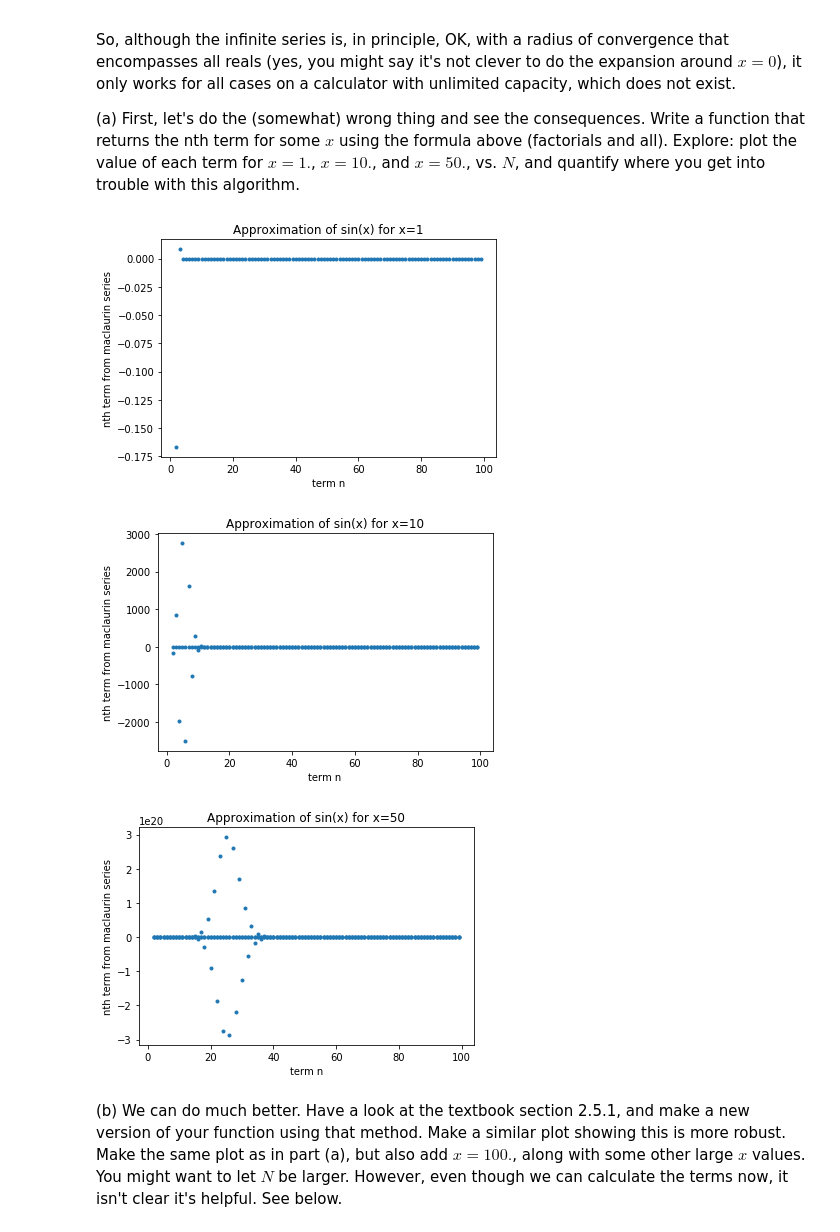
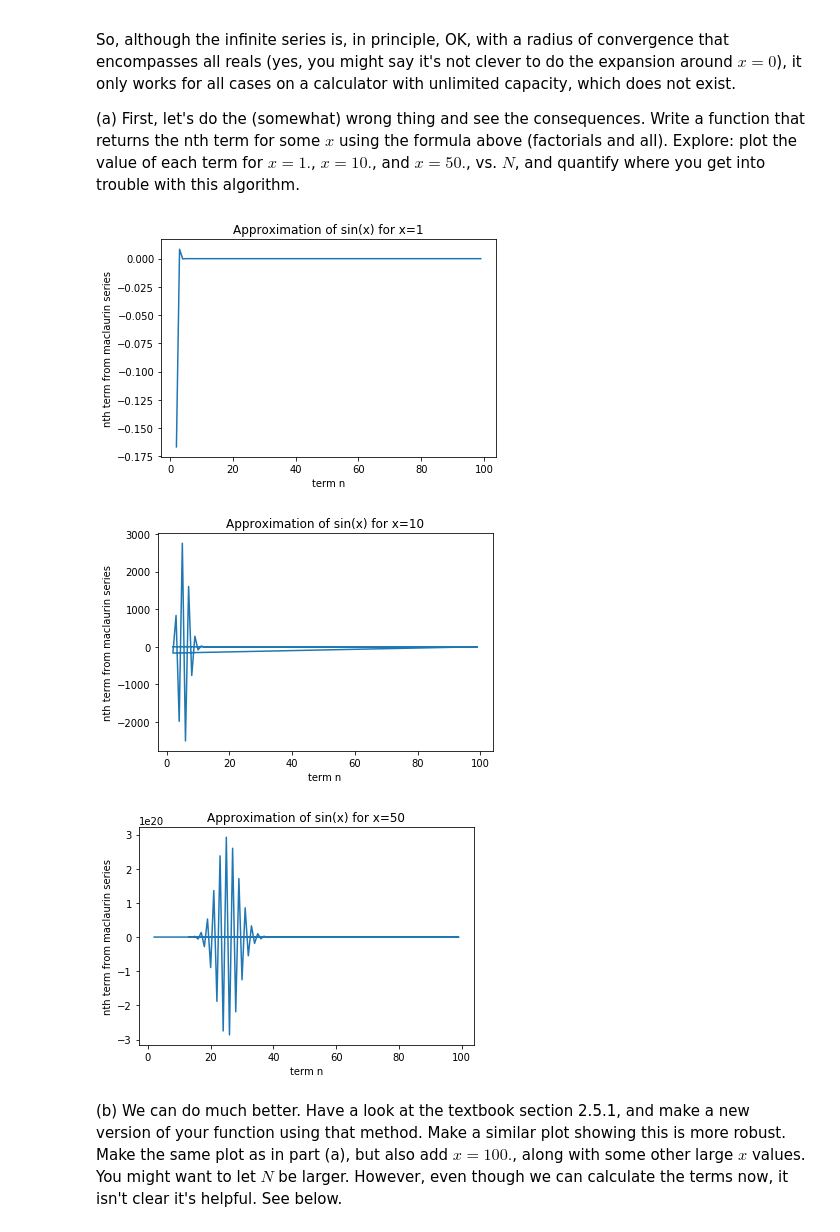
Before and after one commit to Yanall-Boutros/Computational-Physics, a Jupyter notebook: problem_sets/ps1/pset1.ipynb, the cells around one changed output. Drawn from its saved outputs; the diff is of its cells as text; code cells hidden in the pictures.

```diff
--- a/problem_sets/ps1/pset1.ipynb
+++ b/problem_sets/ps1/pset1.ipynb
@@ -200,18 +201,20 @@ import numpy as np
 import matplotlib.pyplot as plt
 def Sup(n):
     total = 0
-    vals = np.linspace(1, n, n)
+    vals = np.float64(np.linspace(1, n, n))
     for num in vals:
         total += num**-1
     return total
 def Sdown(n):
     total = 0
-    vals = np.linspace(n, 1, n)
+    vals = np.float64(np.linspace(n, 1, n))
     for num in vals:
         total += num**-1
     return total
 def logcomp(up, down):
-    return (up - down)/(np.abs(up) + np.abs(down))
+    up = np.float64(up)
+    down = np.float64(down)
+    return (np.float64(up - down)/(np.abs(up) + np.abs(down)))
 comps = []
 nvals = []
 print("Summing up: \t \t Summing down:")
@@ -248,19 +251,19 @@ import numpy as np
 import matplotlib.pyplot as plt
 def Sup(n):
     total = 0
-    vals = np.float64(np.linspace(1, n, n))
+    vals = np.float128(np.linspace(1, n, n))
     for num in vals:
-        total += np.float64(num**-1)
+        total += np.float128(num**-1)
     return total
 def Sdown(n):
     total = 0
-    vals = np.float64(np.linspace(n, 1, n))
+    vals = np.float128(np.linspace(n, 1, n))
     for num in vals:
         total += num**-1
     return total
 def logcomp(up, down):
-    up = np.float64(up)
-    down = np.float64(down)
+    up = np.float128(up)
+    down = np.float128(down)
     return (up - down)/(np.abs(up) + np.abs(down))
 comps = []
 nvals = []
@@ -308,33 +311,33 @@ So, although the infinite series is, in principle, OK, with a radius of converge
 # %%
 import numpy as np
 import scipy as sp
 import math as m
 import matplotlib.pyplot as plt
 def mac_sin(x, N):
     # Calculate sin(x) from the maclaurin series up to N terms
     term = []
     for n in range(1, N+1):
         num = (x)**(2*n-1) * (-1)**(n-1)
         den = sp.math.factorial(2*n - 1)
         term.append(num / den)
     return np.array(term)
 def ntherm(x,N,n):
     term = mac_sin(x, N)
     return term[n]
 yvals = []
 xvals = []
 for x in [1, 10, 50]:
     for N in range(2, 100):
         xvals.append(N)
         yvals.append(ntherm(x,N,N-1))
     plt.figure()
-    plt.plot(xvals, yvals, linestyle="none", marker=".")
+    plt.plot(xvals, yvals)
     plt.title("Approximation of sin(x) for x=" + str(x))
     plt.xlabel("term n")
     plt.ylabel("nth term from maclaurin series")
 # %% [output]
-[figure, old version]
+[figure, new version]
-[figure, old version]
+[figure, new version]
-[figure, old version]
+[figure, new version]
 # %% [markdown]
 (b) We can do much better. Have a look at the textbook section 2.5.1, and make a new version of your function using that method. Make a similar plot showing this is more robust. Make the same plot as in part (a), but also add $x=100.$, along with some other large $x$ values. You might want to let $N$ be larger. However, even though we can calculate the terms now, it isn't clear it's helpful. See below.
```
Also changed, not shown: parts of 14 cells of this notebook.
